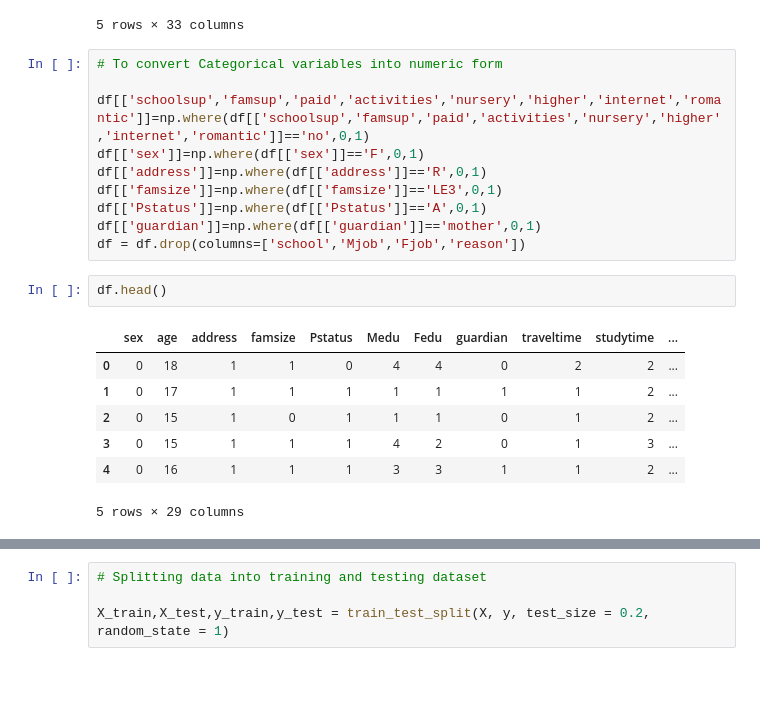
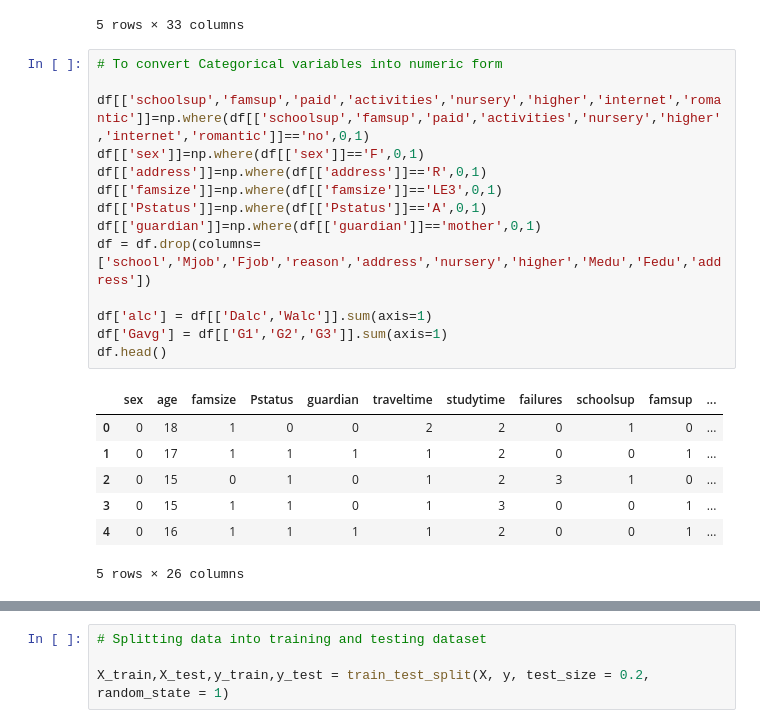
Before and after one commit to avanti-bhandarkar/KNN-NB-classifiers, a Jupyter notebook: scripts/chetan/knn_with_normalization.ipynb, the cells around one changed output, grey strips where cells are left out. Cells and saved outputs as stored; diff of their text form; blank space fills up the shorter version.

```diff
--- a/scripts/chetan/knn_with_normalization.ipynb
+++ b/scripts/chetan/knn_with_normalization.ipynb
@@ -22,20 +22,22 @@ df.head()
 # %%
 # To convert Categorical variables into numeric form
 
 df[['schoolsup','famsup','paid','activities','nursery','higher','internet','romantic']]=np.where(df[['schoolsup','famsup','paid','activities','nursery','higher','internet','romantic']]=='no',0,1)
 df[['sex']]=np.where(df[['sex']]=='F',0,1)
 df[['address']]=np.where(df[['address']]=='R',0,1)
 df[['famsize']]=np.where(df[['famsize']]=='LE3',0,1)
 df[['Pstatus']]=np.where(df[['Pstatus']]=='A',0,1)
 df[['guardian']]=np.where(df[['guardian']]=='mother',0,1)
-df = df.drop(columns=['school','Mjob','Fjob','reason'])
+df = df.drop(columns=['school','Mjob','Fjob','reason','address','nursery','higher','Medu','Fedu','address'])
+
+df['alc'] = df[['Dalc','Walc']].sum(axis=1)
+df['Gavg'] = df[['G1','G2','G3']].sum(axis=1)
+df.head()
+# %% [output]
+|  | sex | age | famsize | Pstatus | guardian | traveltime | studytime | failures | schoolsup | famsup | ... |
+| 0 | 0 | 18 | 1 | 0 | 0 | 2 | 2 | 0 | 1 | 0 | ... |
+| 1 | 0 | 17 | 1 | 1 | 1 | 1 | 2 | 0 | 0 | 1 | ... |
+| 2 | 0 | 15 | 0 | 1 | 0 | 1 | 2 | 3 | 1 | 0 | ... |
+| 3 | 0 | 15 | 1 | 1 | 0 | 1 | 3 | 0 | 0 | 1 | ... |
+| 4 | 0 | 16 | 1 | 1 | 1 | 1 | 2 | 0 | 0 | 1 | ... |
+5 rows × 26 columns
-# %%
-df.head()
-# %% [output]
-|  | sex | age | address | famsize | Pstatus | Medu | Fedu | guardian | traveltime | studytime | ... |
-| 0 | 0 | 18 | 1 | 1 | 0 | 4 | 4 | 0 | 2 | 2 | ... |
-| 1 | 0 | 17 | 1 | 1 | 1 | 1 | 1 | 1 | 1 | 2 | ... |
-| 2 | 0 | 15 | 1 | 0 | 1 | 1 | 1 | 0 | 1 | 2 | ... |
-| 3 | 0 | 15 | 1 | 1 | 1 | 4 | 2 | 0 | 1 | 3 | ... |
-| 4 | 0 | 16 | 1 | 1 | 1 | 3 | 3 | 1 | 1 | 2 | ... |
-5 rows × 29 columns
```
Also changed, not shown: parts of 9 cells of this notebook, 1 other file.
